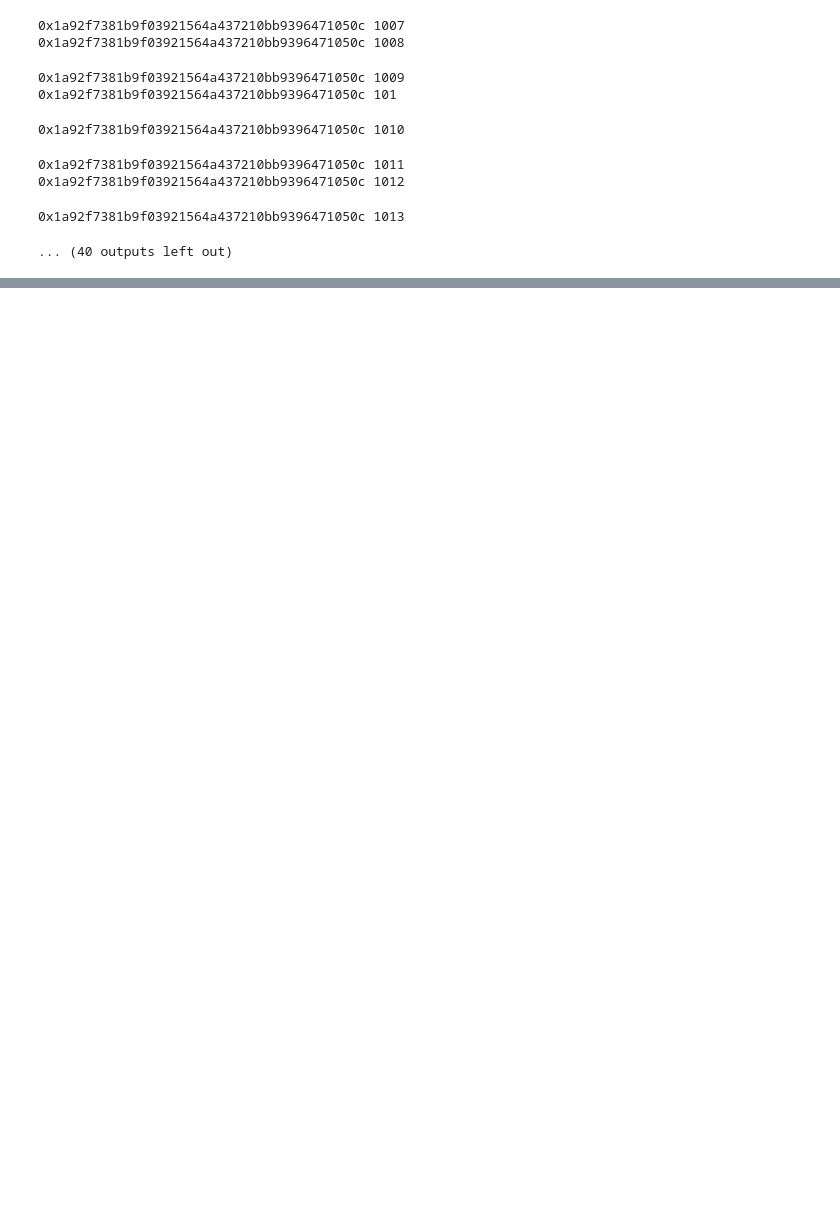
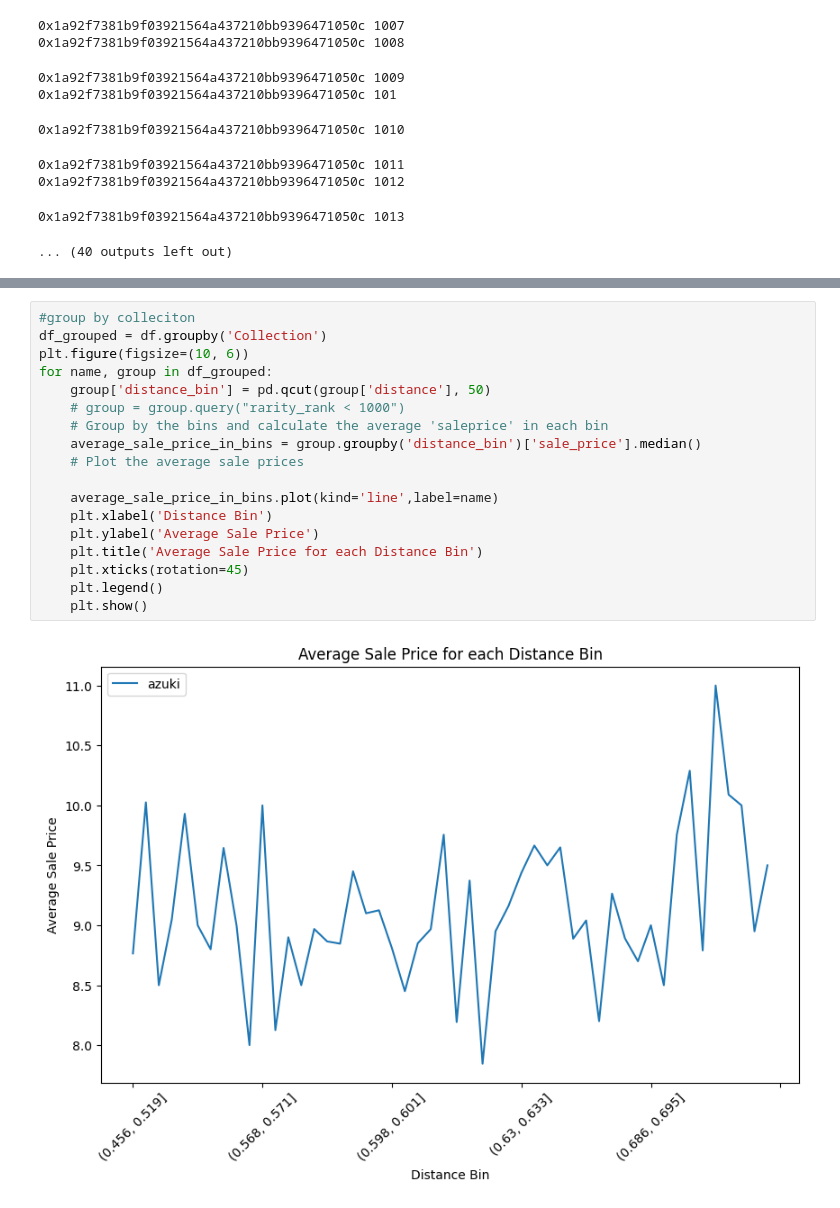
Before and after one commit to narunraman/nft_research, a Jupyter notebook: snob_effect/snob_case_studies.ipynb, the cells around one changed output, grey strips where cells are left out. Drawn from its saved outputs; the diff is of its cells as text; blank space fills up the shorter version.

```diff
--- a/snob_effect/snob_case_studies.ipynb
+++ b/snob_effect/snob_case_studies.ipynb
@@ -231,0 +291,20 @@ snob.get_nft_rarities(df)
+# %%
+#group by colleciton
+df_grouped = df.groupby('Collection')
+plt.figure(figsize=(10, 6))
+for name, group in df_grouped:
+    group['distance_bin'] = pd.qcut(group['distance'], 50)
+    # group = group.query("rarity_rank < 1000")
+    # Group by the bins and calculate the average 'saleprice' in each bin
+    average_sale_price_in_bins = group.groupby('distance_bin')['sale_price'].median()
+    # Plot the average sale prices
+
+    average_sale_price_in_bins.plot(kind='line',label=name)
+    plt.xlabel('Distance Bin')
+    plt.ylabel('Average Sale Price')
+    plt.title('Average Sale Price for each Distance Bin')
+    plt.xticks(rotation=45)
+    plt.legend()
+    plt.show()
+# %% [output]
+[figure, added]
```
Also changed, not shown: parts of 8 cells of this notebook, 4 other files.
